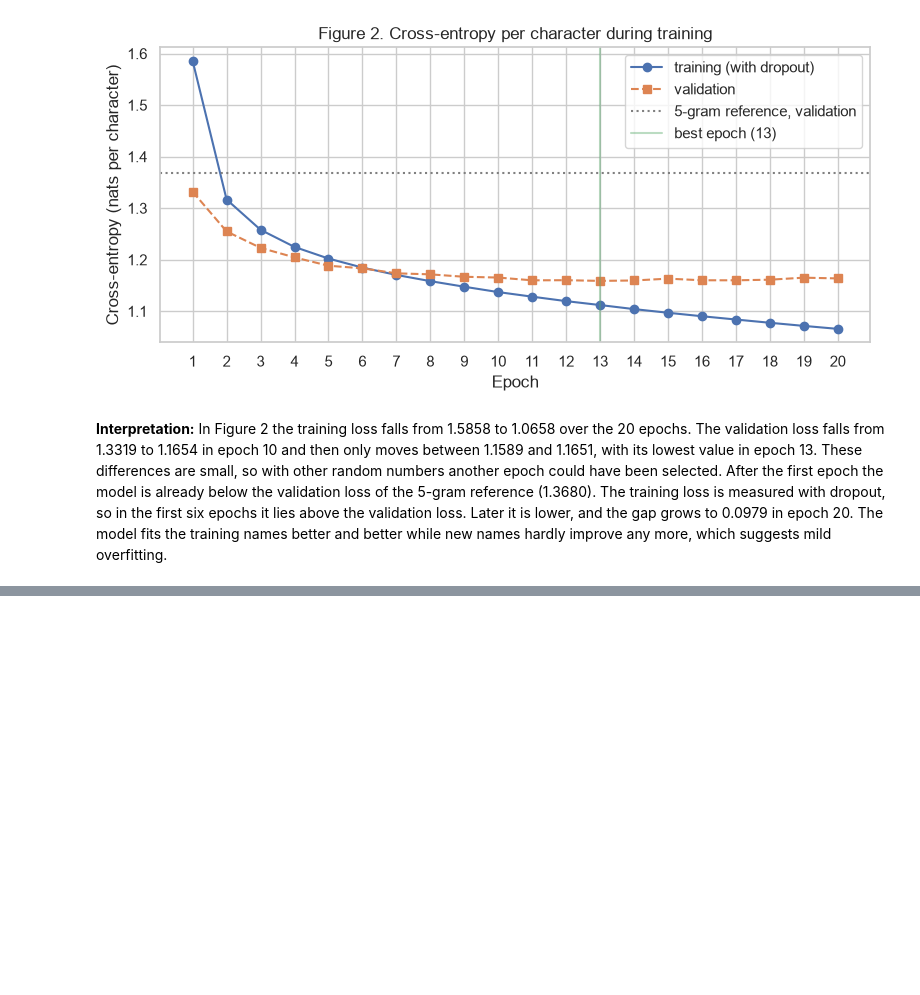
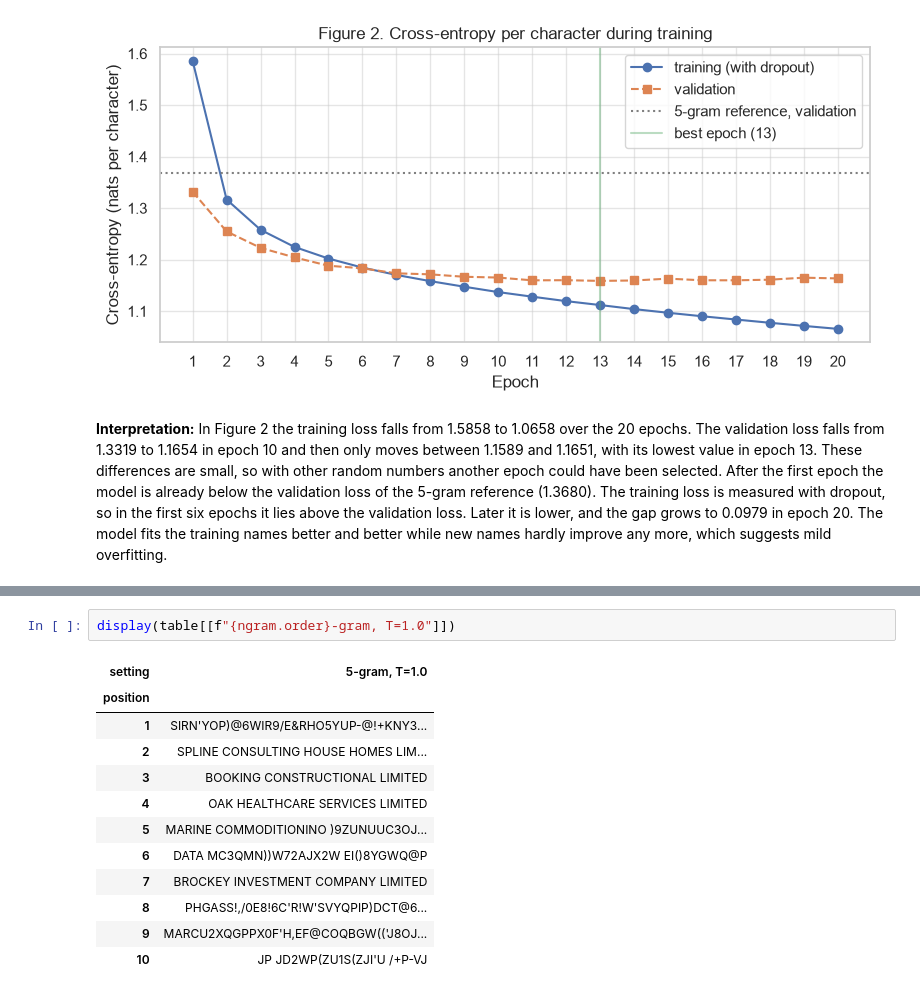
Before and after one commit to mauroreverberi/generative_ai_applications, a Jupyter notebook: generative_model.ipynb, the cells around one changed output, grey strips where cells are left out. Cells and saved outputs as stored; diff of their text form; blank space fills up the shorter version.

```diff
--- a/generative_model.ipynb
+++ b/generative_model.ipynb
@@ -496,0 +608,15 @@ plt.show()
+# %%
+display(table[[f"{ngram.order}-gram, T=1.0"]])
+# %% [output]
+| setting | 5-gram, T=1.0 |
+| position |  |
+| 1 | SIRN'YOP)@6WIR9/E&RHO5YUP-@!+KNY3... |
+| 2 | SPLINE CONSULTING HOUSE HOMES LIM... |
+| 3 | BOOKING CONSTRUCTIONAL LIMITED |
+| 4 | OAK HEALTHCARE SERVICES LIMITED |
+| 5 | MARINE COMMODITIONINO )9ZUNUUC3OJ... |
+| 6 | DATA MC3QMN))W72AJX2W EI()8YGWQ@P |
+| 7 | BROCKEY INVESTMENT COMPANY LIMITED |
+| 8 | PHGASS!,/0E8!6C'R!W'SVYQPIP)DCT@6... |
+| 9 | MARCU2XQGPPX0F'H,EF@COQBGW(('J8OJ... |
+| 10 | JP JD2WP(ZU1S(ZJI'U /+P-VJ |
```
Also changed, not shown: parts of 15 cells of this notebook, 3 other files.
